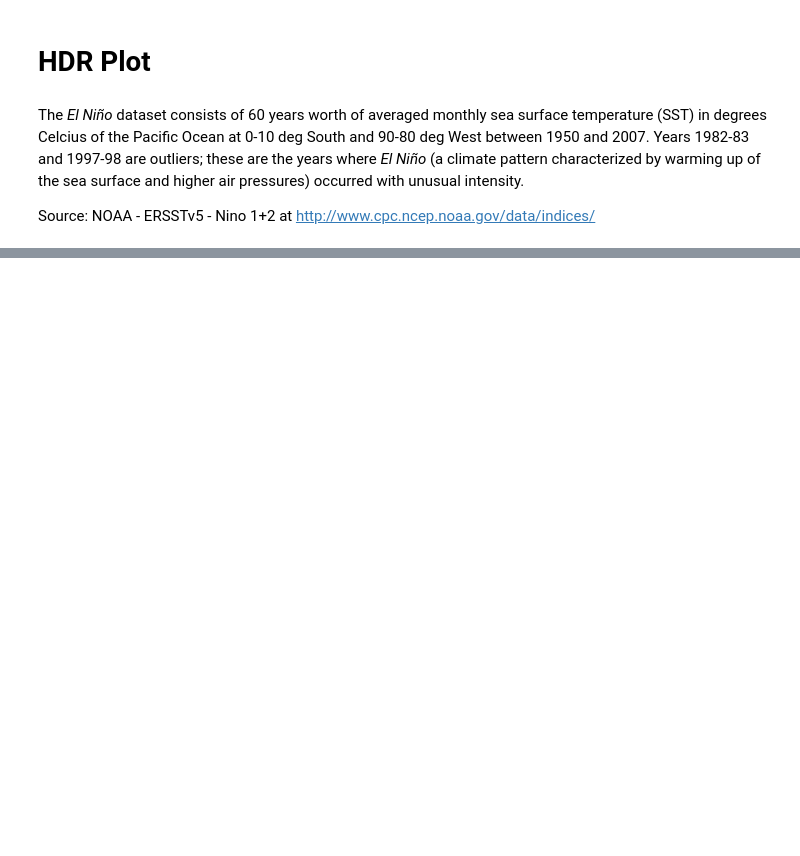
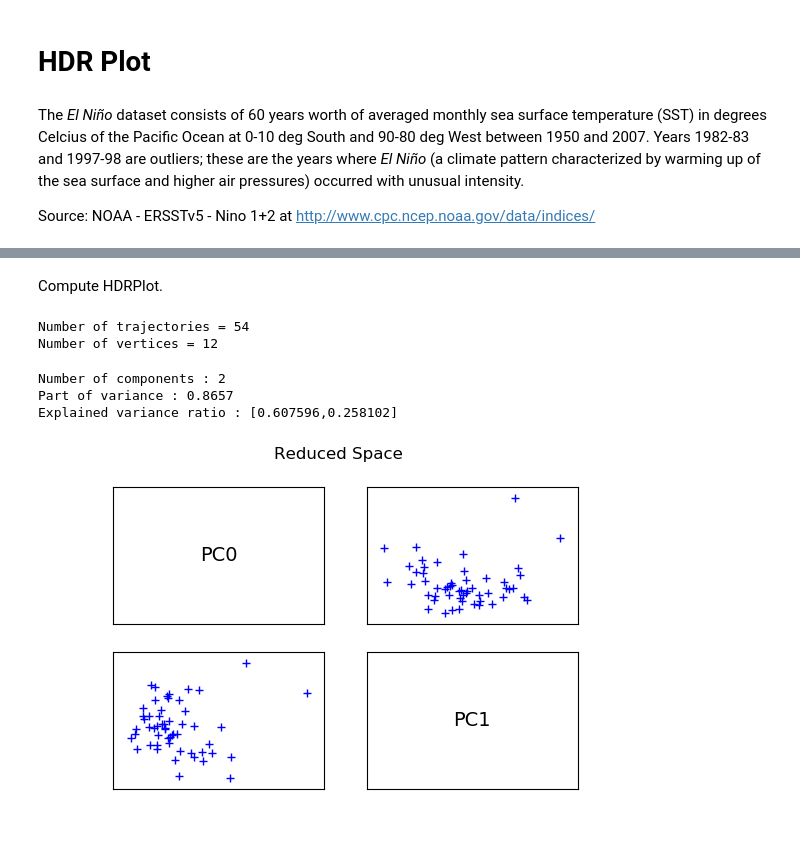
Before and after one commit to mbaudin47/othdrplot, a Jupyter notebook: doc/examples/HDR_plot.ipynb, the cells around one changed output, grey strips where cells are left out. Cells and saved outputs as stored; diff of their text form; code cells hidden in the pictures; blank space fills up the shorter version.

```diff
--- a/doc/examples/HDR_plot.ipynb
+++ b/doc/examples/HDR_plot.ipynb
@@ -43,17 +45,7 @@ print(data)
 # %%
-# Create the mesh
-n_nodes = data.shape[1]
-mesher = ot.IntervalMesher([n_nodes - 1])
-interval = ot.Interval([0.0], [1.0])
-mesh = mesher.build(interval)
-mesh.draw()
-
-# Create the ProcessSample from the data
-n_fields = data.shape[0]
+n_fields = data.getSize()
 d_fields = 1
 sample = ot.ProcessSample(mesh, n_fields, d_fields)
 for i in range(n_fields):
     trajectory = ot.Sample(data[i, :], 1)
     sample[i] = ot.Field(mesh, trajectory)
-
-print(sample)
@@ -121,0 +52,21 @@ Outliers trajectories at alpha=0.8000
+# %% [markdown]
+Compute HDRPlot.
+# %%
+hdr = ProcessHighDensityRegionAlgorithm(sample, numberOfComponents=2)
+hdr.setContoursAlpha([0.8, 0.5])
+hdr.setOutlierAlpha(0.8)
+hdr.run()
+hdr.summary()
+# %% [output]
+Number of trajectories = 54
+Number of vertices = 12
+# %%
+hdr.dimensionReductionSummary()
+# %% [output]
+Number of components : 2
+Part of variance : 0.8657
+Explained variance ratio : [0.607596,0.258102]
+# %%
+hdr.plotDimensionReduction()
+# %% [output]
+[figure, added]
```
Also changed, not shown: parts of 15 cells of this notebook, 1 other file.
